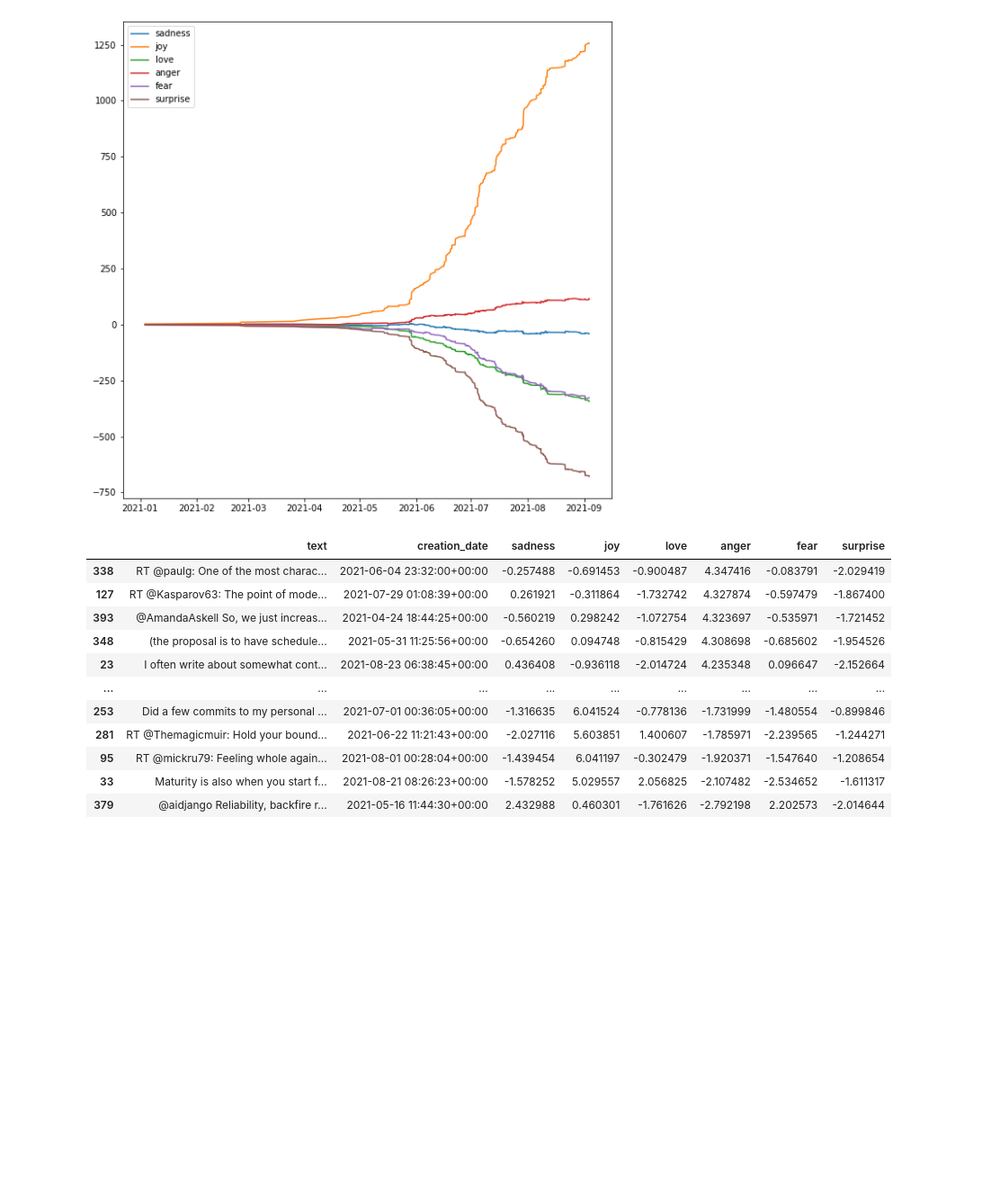
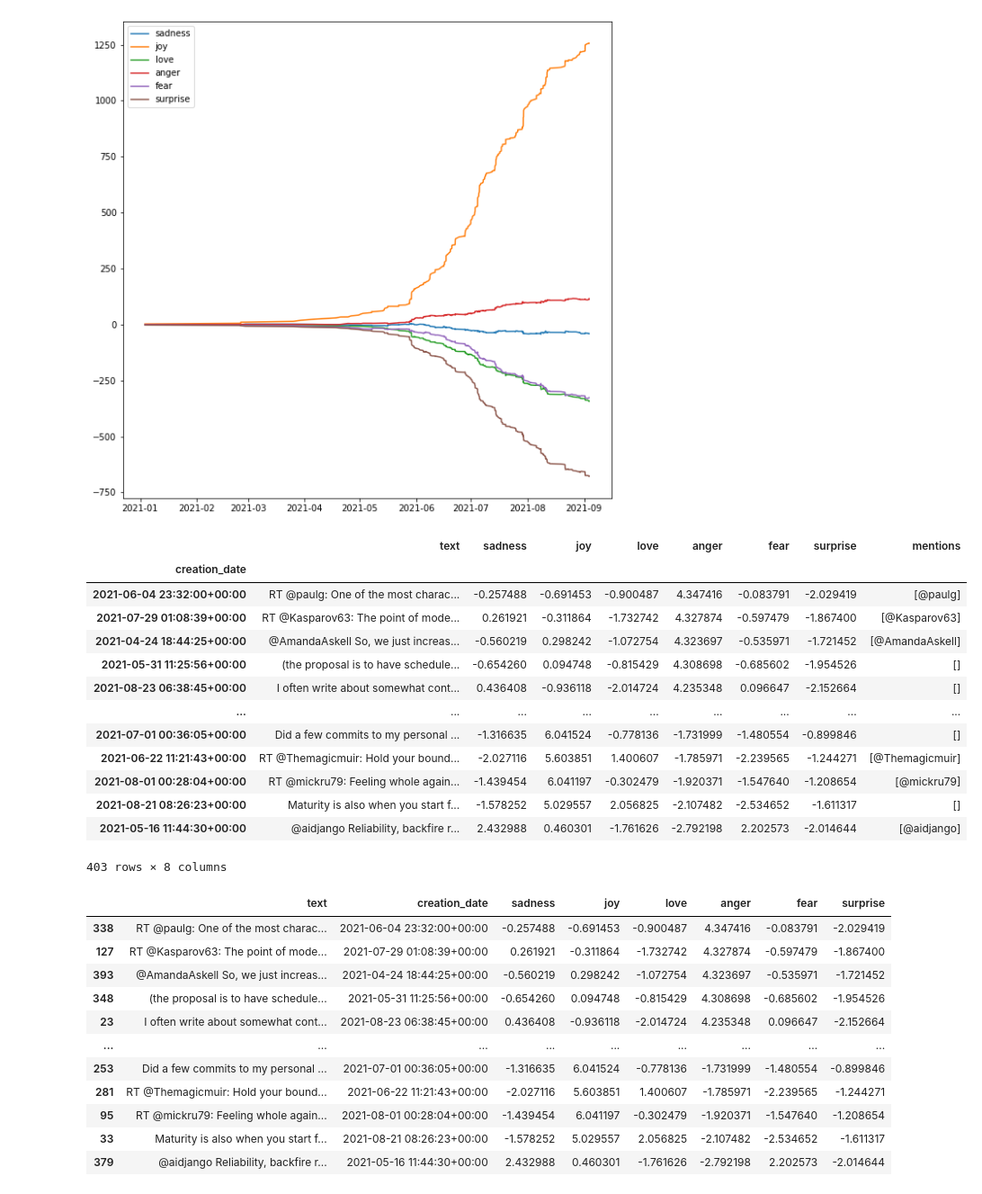
Before and after one commit to sergia-ch/twitter-emotions-friend, a Jupyter notebook: tweets-emotions-chart.ipynb, the cells around one changed output. Shown at 90% size. Drawn from its saved outputs; the diff is of its cells as text; code cells hidden in the pictures; blank space fills up the shorter version.

```diff
--- a/tweets-emotions-chart.ipynb
+++ b/tweets-emotions-chart.ipynb
@@ -275,8 +276,23 @@ plt.show()
 # %% [output]
 [figure]
 # %%
-most_angry = np.argsort(-df.ajoynger)
+most_angry = np.argsort(-df.anger)
 df.iloc[most_angry]
+# %% [output]
+|  | text | sadness | joy | love | anger | fear | surprise | mentions |
+| creation_date |  |  |  |  |  |  |  |  |
+| 2021-06-04 23:32:00+00:00 | RT @paulg: One of the most charac... | -0.257488 | -0.691453 | -0.900487 | 4.347416 | -0.083791 | -2.029419 | [@paulg] |
+| 2021-07-29 01:08:39+00:00 | RT @Kasparov63: The point of mode... | 0.261921 | -0.311864 | -1.732742 | 4.327874 | -0.597479 | -1.867400 | [@Kasparov63] |
+| 2021-04-24 18:44:25+00:00 | @AmandaAskell So, we just increas... | -0.560219 | 0.298242 | -1.072754 | 4.323697 | -0.535971 | -1.721452 | [@AmandaAskell] |
+| 2021-05-31 11:25:56+00:00 | (the proposal is to have schedule... | -0.654260 | 0.094748 | -0.815429 | 4.308698 | -0.685602 | -1.954526 | [] |
+| 2021-08-23 06:38:45+00:00 | I often write about somewhat cont... | 0.436408 | -0.936118 | -2.014724 | 4.235348 | 0.096647 | -2.152664 | [] |
+| ... | ... | ... | ... | ... | ... | ... | ... | ... |
+| 2021-07-01 00:36:05+00:00 | Did a few commits to my personal ... | -1.316635 | 6.041524 | -0.778136 | -1.731999 | -1.480554 | -0.899846 | [] |
+| 2021-06-22 11:21:43+00:00 | RT @Themagicmuir: Hold your bound... | -2.027116 | 5.603851 | 1.400607 | -1.785971 | -2.239565 | -1.244271 | [@Themagicmuir] |
+| 2021-08-01 00:28:04+00:00 | RT @mickru79: Feeling whole again... | -1.439454 | 6.041197 | -0.302479 | -1.920371 | -1.547640 | -1.208654 | [@mickru79] |
+| 2021-08-21 08:26:23+00:00 | Maturity is also when you start f... | -1.578252 | 5.029557 | 2.056825 | -2.107482 | -2.534652 | -1.611317 | [] |
+| 2021-05-16 11:44:30+00:00 | @aidjango Reliability, backfire r... | 2.432988 | 0.460301 | -1.761626 | -2.792198 | 2.202573 | -2.014644 | [@aidjango] |
+403 rows × 8 columns
 # %%
 # %% [output]
 |  | text | creation_date | sadness | joy | love | anger | fear | surprise |
```
Also changed, not shown: parts of 24 cells of this notebook.
